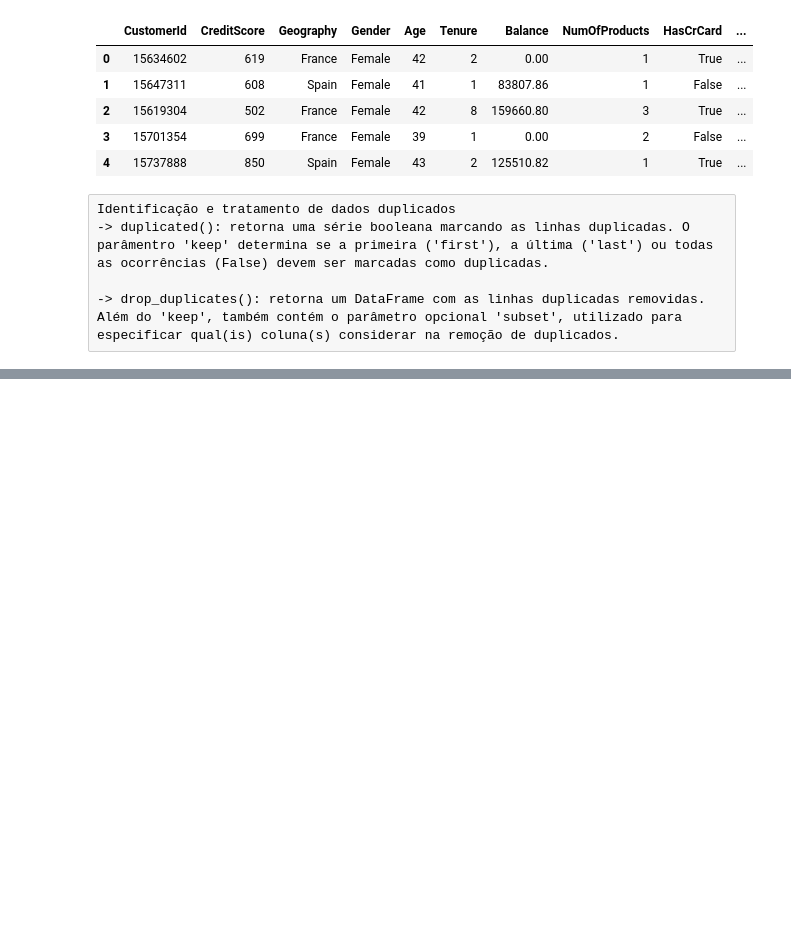
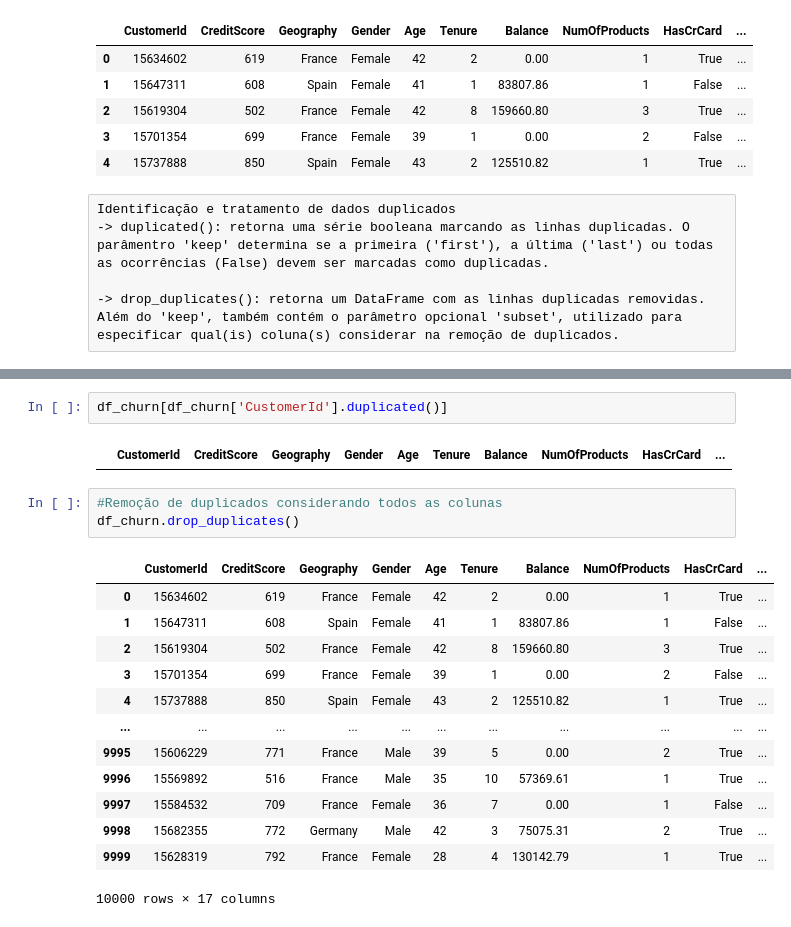
Before and after one commit to leandroclv/analista_dados_python_udemy, a Jupyter notebook: projeto_curso.ipynb, the cells around one changed output, grey strips where cells are left out. Cells and saved outputs as stored; diff of their text form; blank space fills up the shorter version.

```diff
--- a/projeto_curso.ipynb
+++ b/projeto_curso.ipynb
@@ -631,0 +666,21 @@ Identificação e tratamento de dados duplicados
+# %%
+df_churn[df_churn['CustomerId'].duplicated()]
+# %% [output]
+|  | CustomerId | CreditScore | Geography | Gender | Age | Tenure | Balance | NumOfProducts | HasCrCard | ... |
+# %%
+#Remoção de duplicados considerando todos as colunas
+df_churn.drop_duplicates()
+# %% [output]
+|  | CustomerId | CreditScore | Geography | Gender | Age | Tenure | Balance | NumOfProducts | HasCrCard | ... |
+| 0 | 15634602 | 619 | France | Female | 42 | 2 | 0.00 | 1 | True | ... |
+| 1 | 15647311 | 608 | Spain | Female | 41 | 1 | 83807.86 | 1 | False | ... |
+| 2 | 15619304 | 502 | France | Female | 42 | 8 | 159660.80 | 3 | True | ... |
+| 3 | 15701354 | 699 | France | Female | 39 | 1 | 0.00 | 2 | False | ... |
+| 4 | 15737888 | 850 | Spain | Female | 43 | 2 | 125510.82 | 1 | True | ... |
+| ... | ... | ... | ... | ... | ... | ... | ... | ... | ... | ... |
+| 9995 | 15606229 | 771 | France | Male | 39 | 5 | 0.00 | 2 | True | ... |
+| 9996 | 15569892 | 516 | France | Male | 35 | 10 | 57369.61 | 1 | True | ... |
+| 9997 | 15584532 | 709 | France | Female | 36 | 7 | 0.00 | 1 | False | ... |
+| 9998 | 15682355 | 772 | Germany | Male | 42 | 3 | 75075.31 | 2 | True | ... |
+| 9999 | 15628319 | 792 | France | Female | 28 | 4 | 130142.79 | 1 | True | ... |
+10000 rows × 17 columns
```
Also changed, not shown: parts of 20 cells of this notebook.
